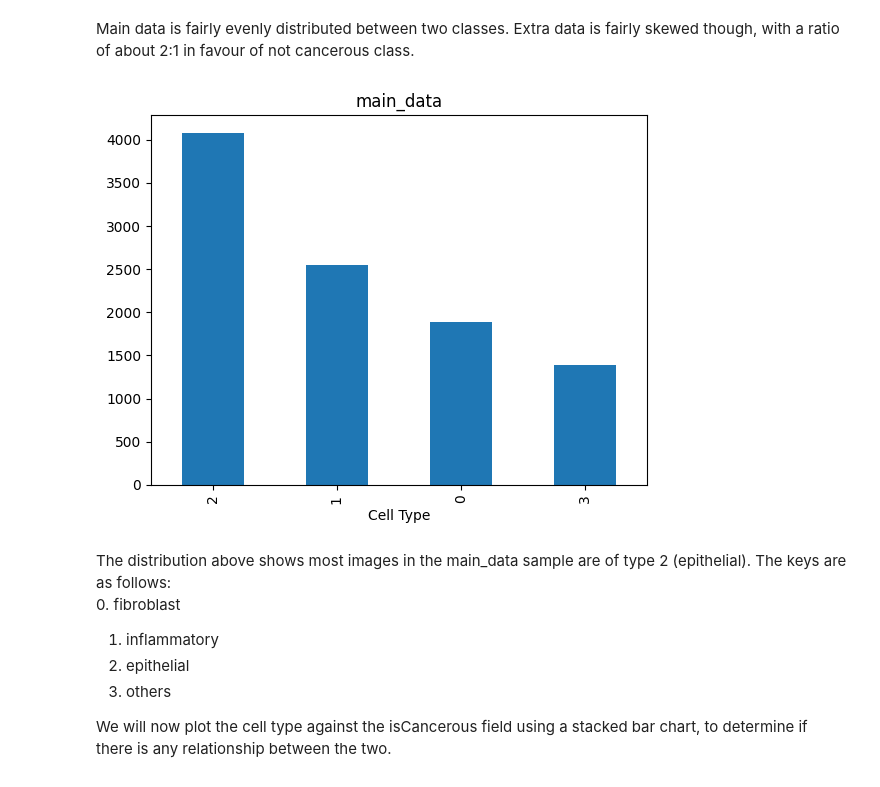
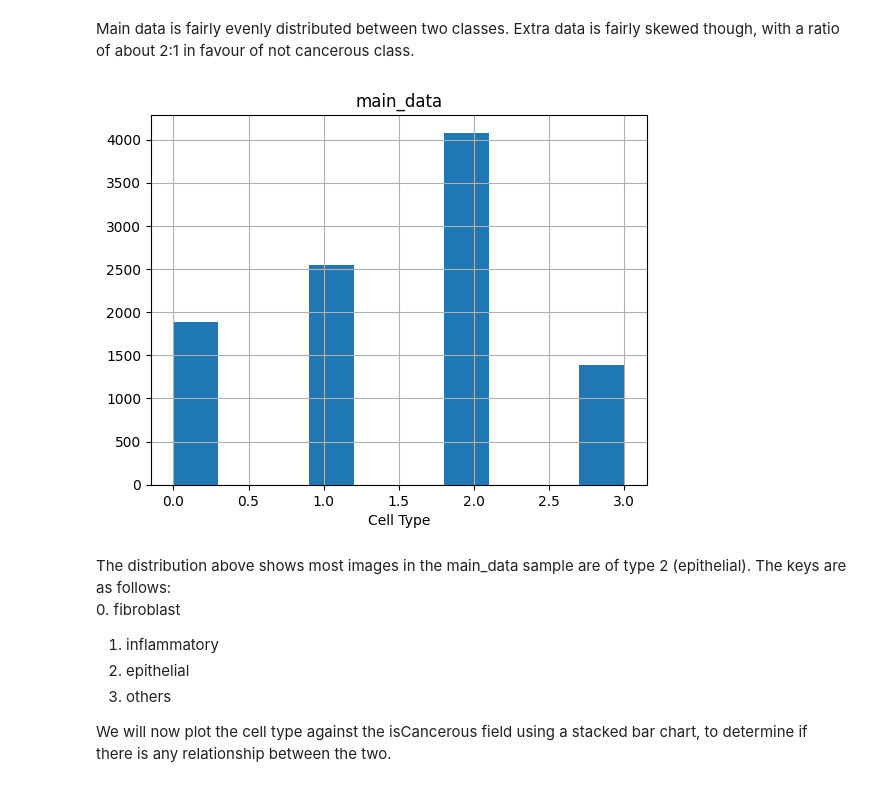
Before and after one commit to anthonysalvatore/comp-machine-learning-a2, a Jupyter notebook: main.ipynb, the cells around one changed output. Cells and saved outputs as stored; diff of their text form; code cells hidden in the pictures.

```diff
--- a/main.ipynb
+++ b/main.ipynb
@@ -18,8 +27,6 @@ Updating files: 100% (20286/20286), done.
 # %%
-import pandas as pd
-
 # load the CSV files
-main_data = pd.read_csv('comp-machine-learning-a2/Image_classification_data/data_labels_mainData.csv') # change path if not in colab
-extra_data = pd.read_csv('comp-machine-learning-a2/Image_classification_data/data_labels_extraData.csv')
+main_data = pd.read_csv('comp-machine-learning-a2/Image_classification_data/data_labels_mainData.csv', index_col='InstanceID') # change path if not in colab
+extra_data = pd.read_csv('comp-machine-learning-a2/Image_classification_data/data_labels_extraData.csv', index_col='InstanceID')
 # %% [markdown]
 ## EDA
@@ -62,12 +95,12 @@ max    22444.000000    60.000000     3.000000     1.000000
 Main data is fairly evenly distributed between two classes. Extra data is fairly skewed though, with a ratio of about 2:1 in favour of not cancerous class.
 # %%
 # visualize the distribution of cellType
-main_data['cellType'].value_counts().plot(kind='bar')
+main_data['cellType'].hist()
 plt.title('main_data')
 plt.xlabel('Cell Type')
 plt.show()
 # %% [output]
-[figure, old version]
+[figure, new version]
 # %% [markdown]
 The distribution above shows most images in the main_data sample are of type 2 (epithelial). The keys are as follows:
 <br>
```
Also changed, not shown: parts of 20 cells of this notebook.
